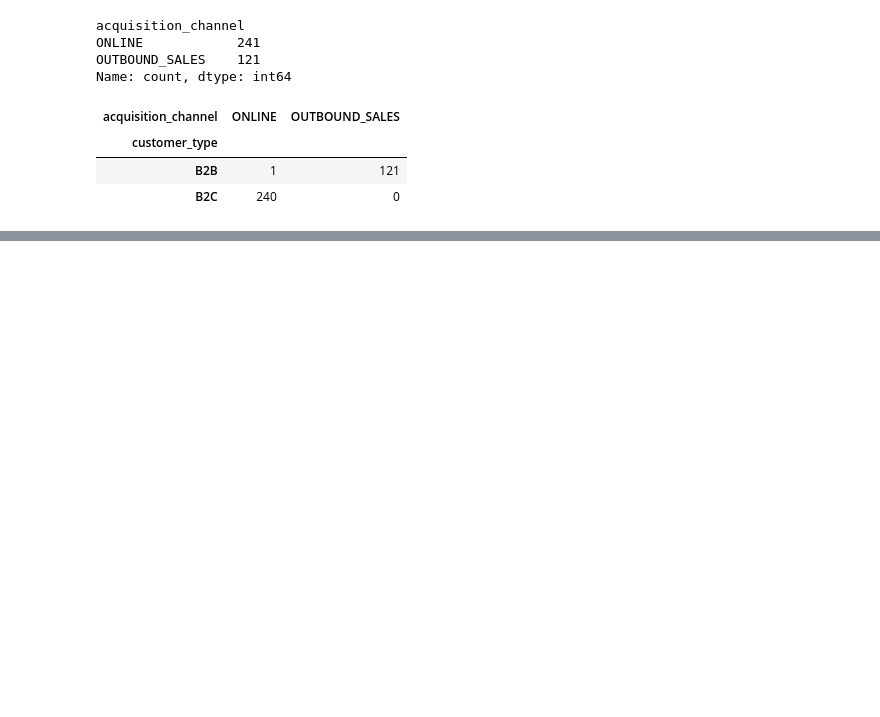
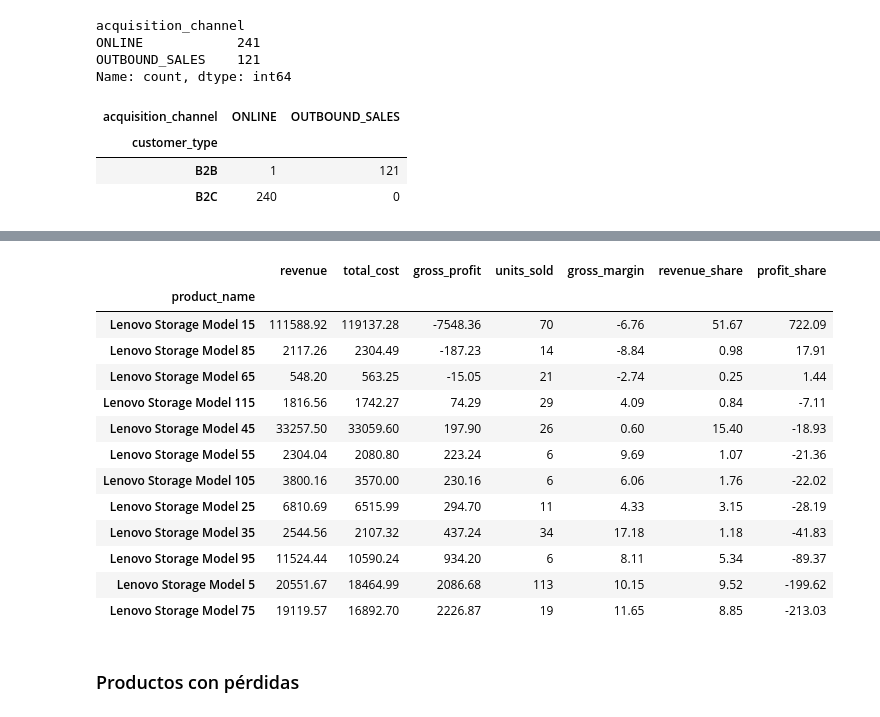
Before and after one commit to alejandromtdata/complex-solutions-business-analytics, a Jupyter notebook: notebooks/01_data_exploration.ipynb, the cells around one changed output, grey strips where cells are left out. Cells and saved outputs as stored; diff of their text form; code cells hidden in the pictures; blank space fills up the shorter version.

```diff
--- a/notebooks/01_data_exploration.ipynb
+++ b/notebooks/01_data_exploration.ipynb
@@ -194,0 +347,4 @@ pd.crosstab(
+# %%
+sales_analysis_df["year"] = sales_analysis_df["sale_date"].dt.year
+
+sales_analysis_df[["sale_date", "year"]].head()
@@ -194,0 +560,26 @@ pd.crosstab(
+# %%
+storage_analysis = (
+    sales_categories_df[
+        sales_categories_df["category_name"] == "Storage"
+    ]
+    .groupby("product_name")
+    .agg(
+        revenue=("revenue", "sum"),
+        total_cost=("total_cost", "sum"),
+        gross_profit=("gross_profit", "sum"),
+        units_sold=("quantity", "sum")
+    )
+)
+
+storage_analysis["gross_margin"] = (
+    storage_analysis["gross_profit"]
+    / storage_analysis["revenue"]
+    * 100
+)
+
+storage_analysis = storage_analysis.sort_values(
+    "gross_profit",
+    ascending=True
+)
+
+storage_analysis.round(2)
@@ -194,0 +601,31 @@ pd.crosstab(
+# %%
+storage_analysis["revenue_share"] = (
+    storage_analysis["revenue"]
+    / storage_analysis["revenue"].sum()
+    * 100
+)
+
+storage_analysis["profit_share"] = (
+    storage_analysis["gross_profit"]
+    / storage_analysis["gross_profit"].sum()
+    * 100
+)
+
+storage_analysis.round(2)
+# %% [output]
+|  | revenue | total_cost | gross_profit | units_sold | gross_margin | revenue_share | profit_share |
+| product_name |  |  |  |  |  |  |  |
+| Lenovo Storage Model 15 | 111588.92 | 119137.28 | -7548.36 | 70 | -6.76 | 51.67 | 722.09 |
+| Lenovo Storage Model 85 | 2117.26 | 2304.49 | -187.23 | 14 | -8.84 | 0.98 | 17.91 |
+| Lenovo Storage Model 65 | 548.20 | 563.25 | -15.05 | 21 | -2.74 | 0.25 | 1.44 |
+| Lenovo Storage Model 115 | 1816.56 | 1742.27 | 74.29 | 29 | 4.09 | 0.84 | -7.11 |
+| Lenovo Storage Model 45 | 33257.50 | 33059.60 | 197.90 | 26 | 0.60 | 15.40 | -18.93 |
+| Lenovo Storage Model 55 | 2304.04 | 2080.80 | 223.24 | 6 | 9.69 | 1.07 | -21.36 |
+| Lenovo Storage Model 105 | 3800.16 | 3570.00 | 230.16 | 6 | 6.06 | 1.76 | -22.02 |
+| Lenovo Storage Model 25 | 6810.69 | 6515.99 | 294.70 | 11 | 4.33 | 3.15 | -28.19 |
+| Lenovo Storage Model 35 | 2544.56 | 2107.32 | 437.24 | 34 | 17.18 | 1.18 | -41.83 |
+| Lenovo Storage Model 95 | 11524.44 | 10590.24 | 934.20 | 6 | 8.11 | 5.34 | -89.37 |
+| Lenovo Storage Model 5 | 20551.67 | 18464.99 | 2086.68 | 113 | 10.15 | 9.52 | -199.62 |
+| Lenovo Storage Model 75 | 19119.57 | 16892.70 | 2226.87 | 19 | 11.65 | 8.85 | -213.03 |
+# %% [markdown]
+### Productos con pérdidas
```
Also changed, not shown: parts of 73 cells of this notebook.
